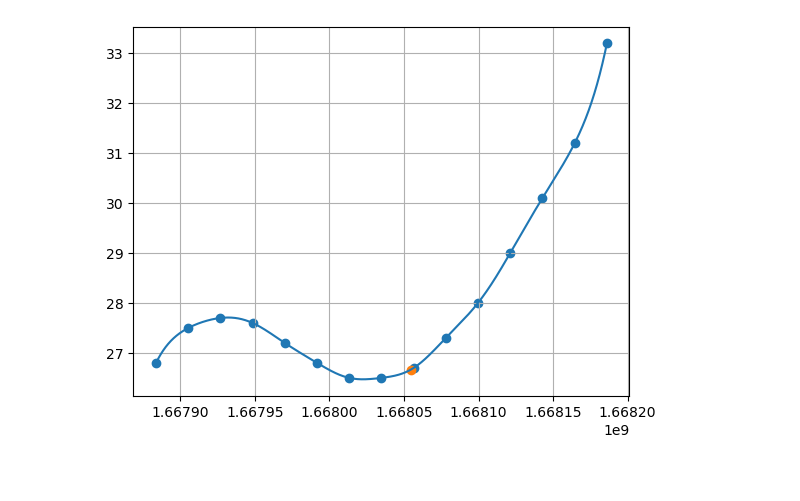
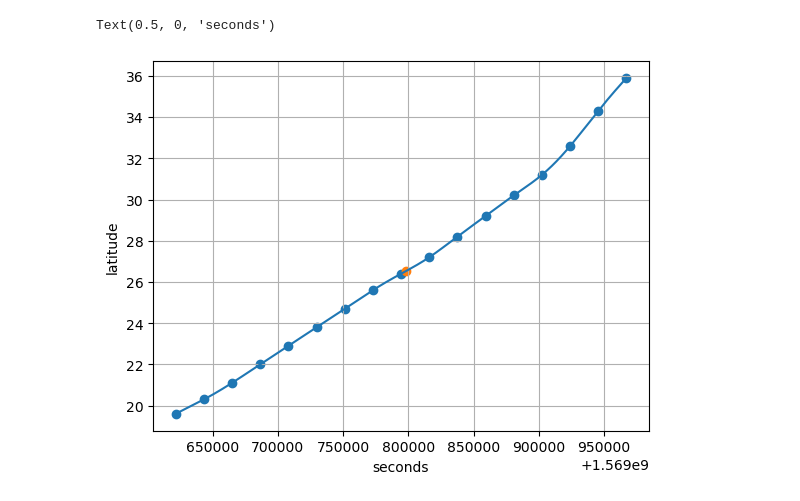
Before and after one commit to a98alvin/TC_RI_P1, a Jupyter notebook: scripts/obs/TC-RADAR/IMERG and TC RADAR Side-by-Side.ipynb, the cells around one changed output. Drawn from its saved outputs; the diff is of its cells as text; code cells hidden in the pictures.

```diff
--- a/scripts/obs/TC-RADAR/IMERG and TC RADAR Side-by-Side.ipynb
+++ b/scripts/obs/TC-RADAR/IMERG and TC RADAR Side-by-Side.ipynb
@@ -36,4 +36,13 @@ def save_list(f_name,list_des):
         pickle.dump(list_des, fp)
 # %%
 # Open Dataset
-tc_radar_data_pre = xr.open_dataset('/Users/acheung/data/TC_RADAR/merged/tc_radar_v3k_2020_2022_xy_rel_merge_ships.nc?download=1')
+tc_radar_data_pre = xr.open_dataset('/Users/acheung/data/TC_RADAR/merged/tc_radar_v3k_1997_2019_xy_rel_merge_ships.nc?download=1')
+
+# Snip TC-RADAR Dataset to times wit IMERG data (2000 and later)
+good_inds = tc_radar_data_pre['merge_year'].where(tc_radar_data_pre['merge_year']>=2000).dropna('num_cases')['num_cases']
+tc_radar_data = tc_radar_data_pre.sel(num_cases = good_inds)
+
+# Identify all storm names and times to find IMERG data closest to TC RADAR Merged Time
+years,months,days,hours,minutes = tc_radar_data['merge_year'].values,\
+    tc_radar_data['merge_month'].values,tc_radar_data['merge_day'].values,\
+    tc_radar_data['merge_hour'].values,tc_radar_data['merge_min'].values
@@ -565,9 +602,12 @@ plt.contourf(wind_spd.values,clevs5)
 # %%
 plt.scatter(time_secs_arr,bt_lats)
 t_arr = np.arange(time_secs_arr.min(),time_secs_arr.max(),100)
 plt.plot(t_arr,latspl(t_arr))
 plt.scatter(merged_time.timestamp(),interp_lat)
 plt.grid()
+plt.ylabel('latitude')
+plt.xlabel('seconds')
 # %% [output]
+Text(0.5, 0, 'seconds')
-[figure, old version]
+[figure, new version]
 # %%
```
Also changed, not shown: parts of 7 cells of this notebook, 3 other files.
